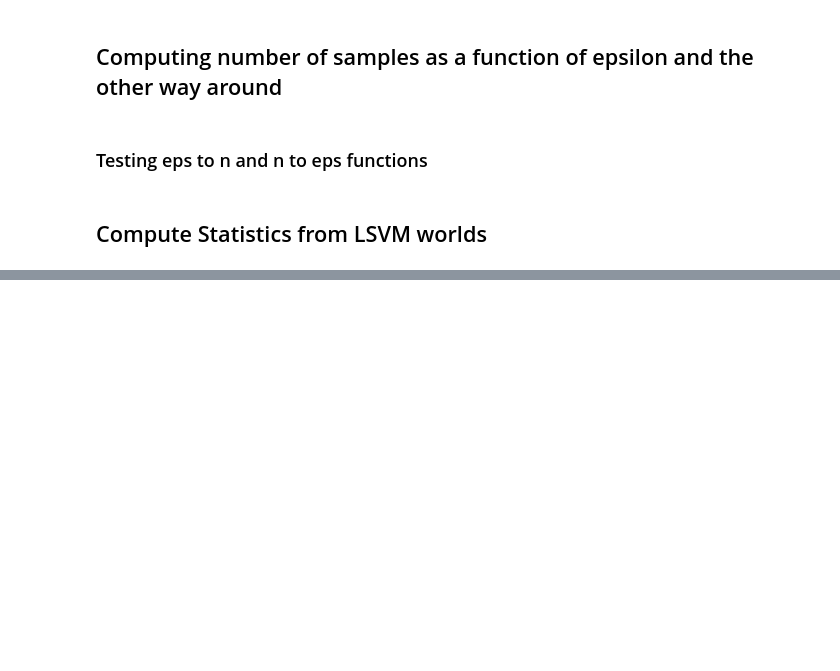
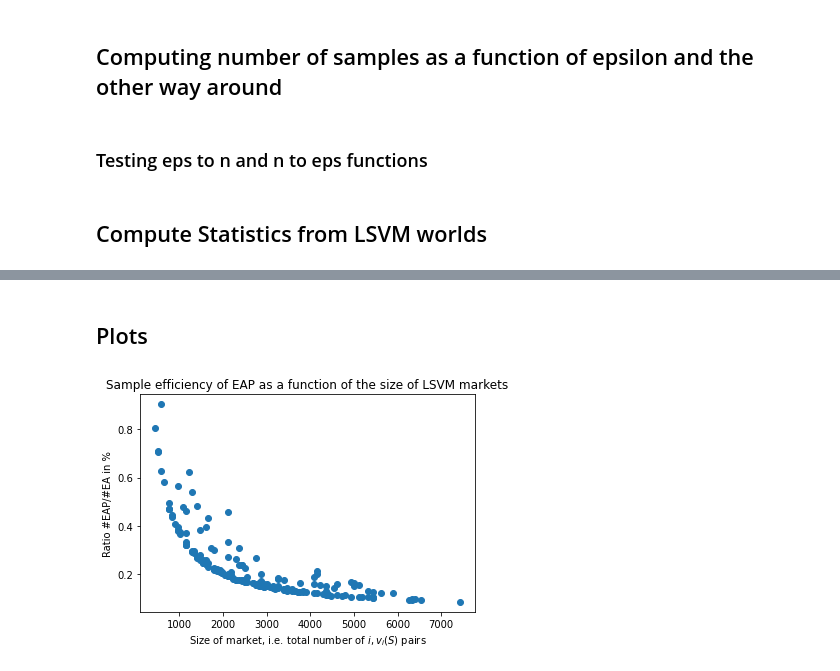
Before and after one commit to eareyan/competitive_equilibria, a Jupyter notebook: notebooks/LSVM Data Explorer.ipynb, the cells around one changed output, grey strips where cells are left out. Saved outputs shown, nothing was run; the diff lists cells and outputs as text; code cells hidden in the pictures; blank space fills up the shorter version.

Commit message:
update LSVM notebook

```diff
--- a/notebooks/LSVM Data Explorer.ipynb
+++ b/notebooks/LSVM Data Explorer.ipynb
@@ -83,0 +55,26 @@ print(results_ptable)
+# %%
+# Collect results from all experiments.
+results = []
+for e in [0, 1]:
+    for i in range(0, 100):
+        results += [compare_ea_eap(e, i)]
+
+# Sort by ratio
+results = sorted(results, key=itemgetter(7))
+
+# Construct ptable
+results_ptable = PrettyTable()
+results_ptable.field_names = ['world', 'c', 'delta', 'epsilon', 'size_of_market', 'ea', 'eap', 'ratio']
+results_ptable.align["ea"] = "r"
+results_ptable.align["eap"] = "r"
+
+for r in results:
+    results_ptable.add_row([r[0],
+                            r[1],
+                            r[2],
+                            f"{r[3] : .4f}",
+                            f"{r[4] : ,}",
+                            f"{r[5] : ,.0f}",
+                            f"{r[6] : ,.0f}",
+                            f"{r[7] : .4f}"])
+print(results_ptable)
@@ -83,0 +99,12 @@ print(results_ptable)
+# %% [markdown]
+## Plots
+# %%
+results = sorted(results, key=itemgetter(4), reverse=True)
+fig, ax = plt.subplots()
+plt.scatter([result[4] for result in results], [result[7] for result in results])
+plt.xlabel(r'Size of market, i.e. total number of $i, v_i(S)$ pairs')
+plt.ylabel('Ratio #EAP/#EA in %')
+plt.title('Sample efficiency of EAP as a function of the size of LSVM markets')
+plt.show()
+# %% [output]
+[figure, added]
```
Also changed, not shown: parts of 5 cells of this notebook.
